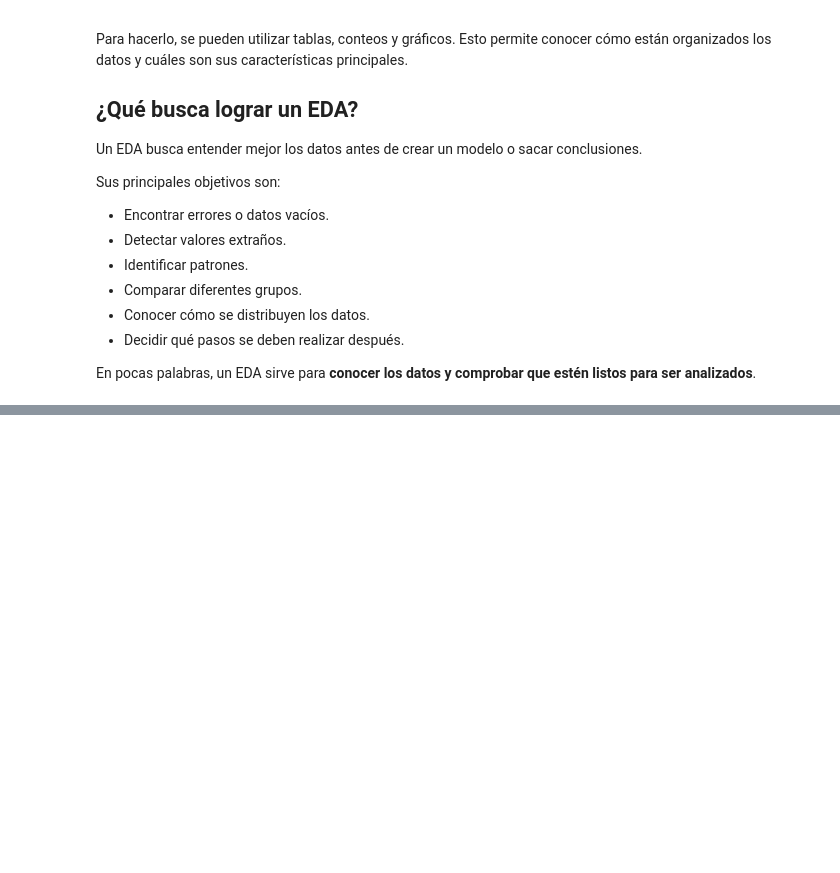
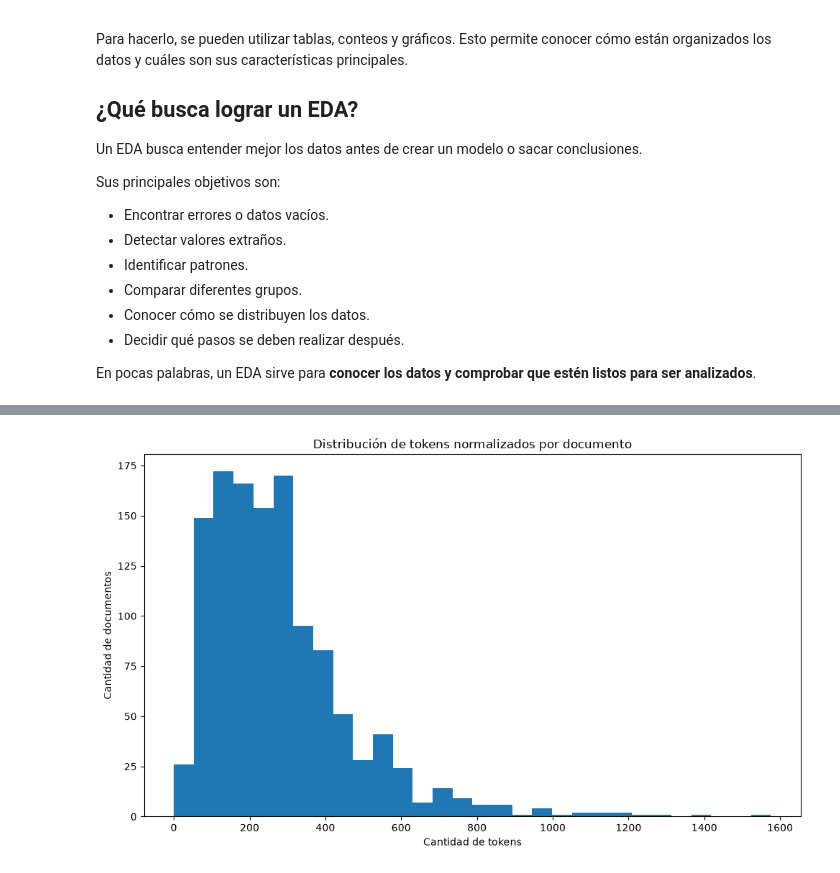
Before and after one commit to Jtanchezz/NLP, a Jupyter notebook: Lab1/lab1.ipynb, the cells around one changed output, grey strips where cells are left out. Cells and saved outputs as stored; diff of their text form; code cells hidden in the pictures; blank space fills up the shorter version.

Commit message:
EDA sobre el CORPUS

```diff
--- a/Lab1/lab1.ipynb
+++ b/Lab1/lab1.ipynb
@@ -741,0 +1068,19 @@ En pocas palabras, un EDA sirve para **conocer los datos y comprobar que estén
+# %%
+plt.figure(figsize=(10, 6))
+
+plt.hist(
+    corpus["cantidad_tokens_normalizados"],
+    bins=30
+)
+
+plt.title(
+    "Distribución de tokens normalizados por documento"
+)
+
+plt.xlabel("Cantidad de tokens")
+plt.ylabel("Cantidad de documentos")
+
+plt.tight_layout()
+plt.show()
+# %% [output]
+[figure, added]
```
Also changed, not shown: parts of 26 cells of this notebook.
